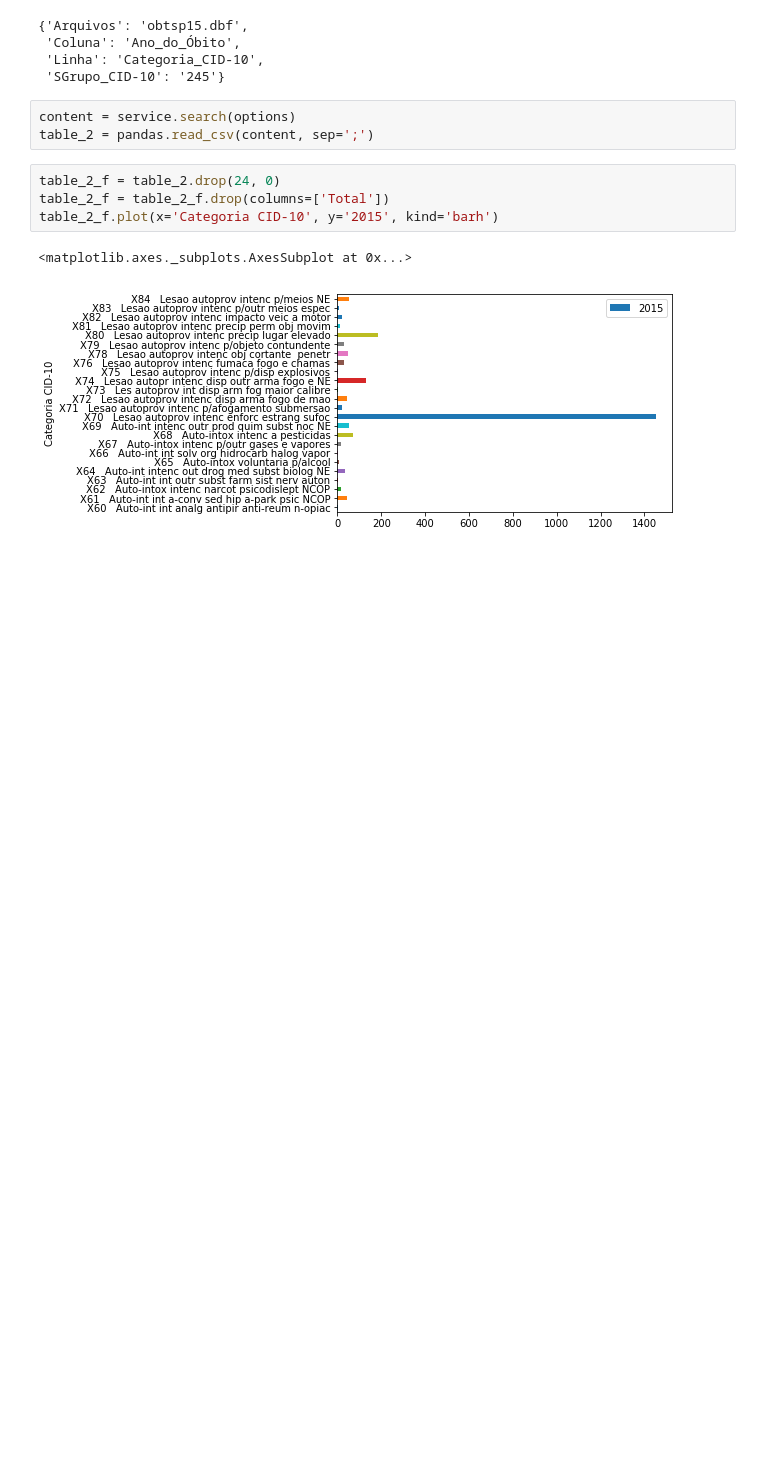
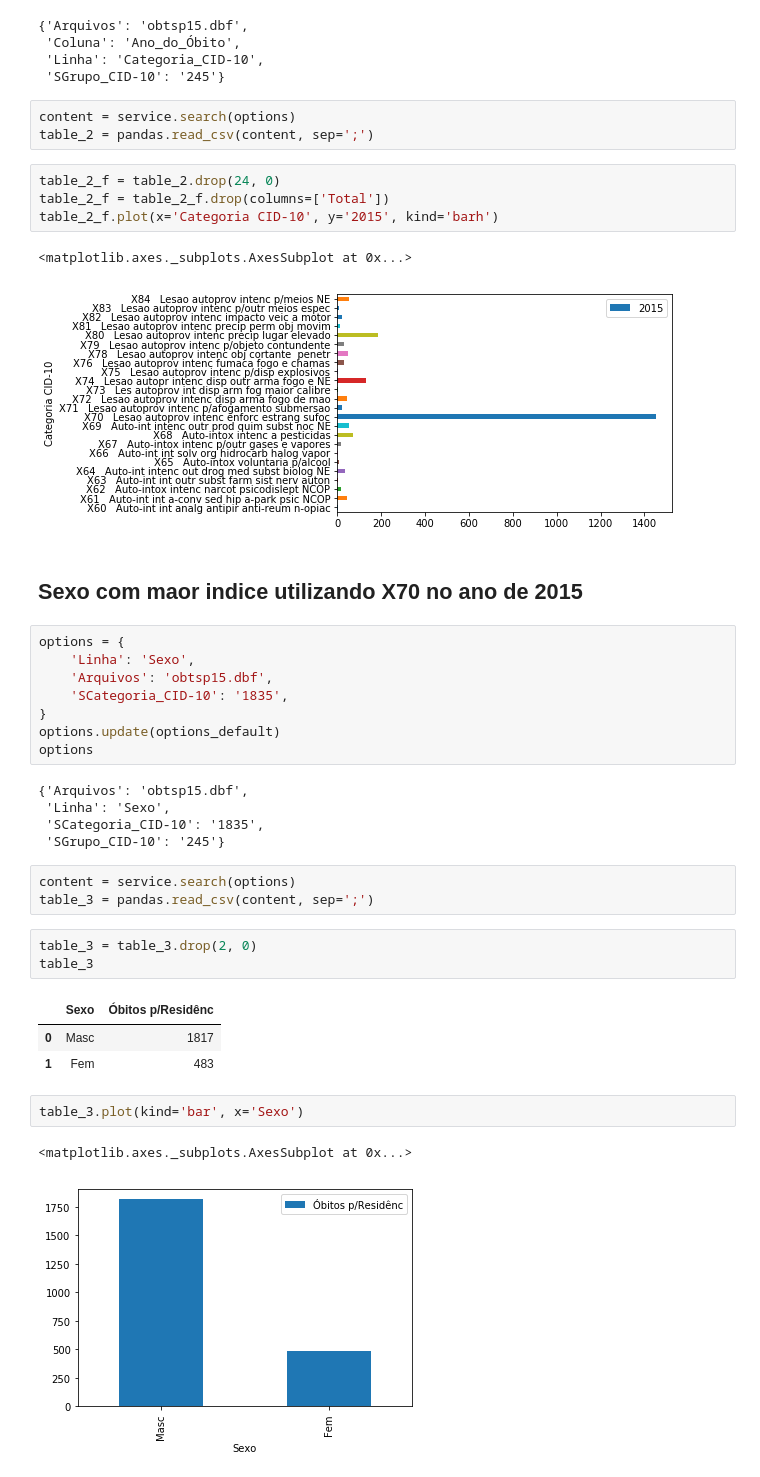
Before and after one commit to vitebo/suicide-analysis, a Jupyter notebook: src/dados.ipynb, the cells around one changed output. Cells and saved outputs as stored; diff of their text form; blank space fills up the shorter version.

```diff
--- a/src/dados.ipynb
+++ b/src/dados.ipynb
@@ -58,3 +58,33 @@ table_2_f.plot(x='Categoria CID-10', y='2015', kind='barh')
 # %% [output]
 <matplotlib.axes._subplots.AxesSubplot at 0x...>
 [figure]
+# %% [markdown]
+## Sexo com maor indice utilizando X70 no ano de 2015
+# %%
+options = {
+    'Linha': 'Sexo',
+    'Arquivos': 'obtsp15.dbf',
+    'SCategoria_CID-10': '1835',
+}
+options.update(options_default)
+options
+# %% [output]
+{'Arquivos': 'obtsp15.dbf',
+ 'Linha': 'Sexo',
+ 'SCategoria_CID-10': '1835',
+ 'SGrupo_CID-10': '245'}
+# %%
+content = service.search(options)
+table_3 = pandas.read_csv(content, sep=';')
+# %%
+table_3 = table_3.drop(2, 0)
+table_3
+# %% [output]
+|  | Sexo | Óbitos p/Residênc |
+| 0 | Masc | 1817 |
+| 1 | Fem | 483 |
+# %%
+table_3.plot(kind='bar', x='Sexo')
+# %% [output]
+<matplotlib.axes._subplots.AxesSubplot at 0x...>
+[figure, added]
```
